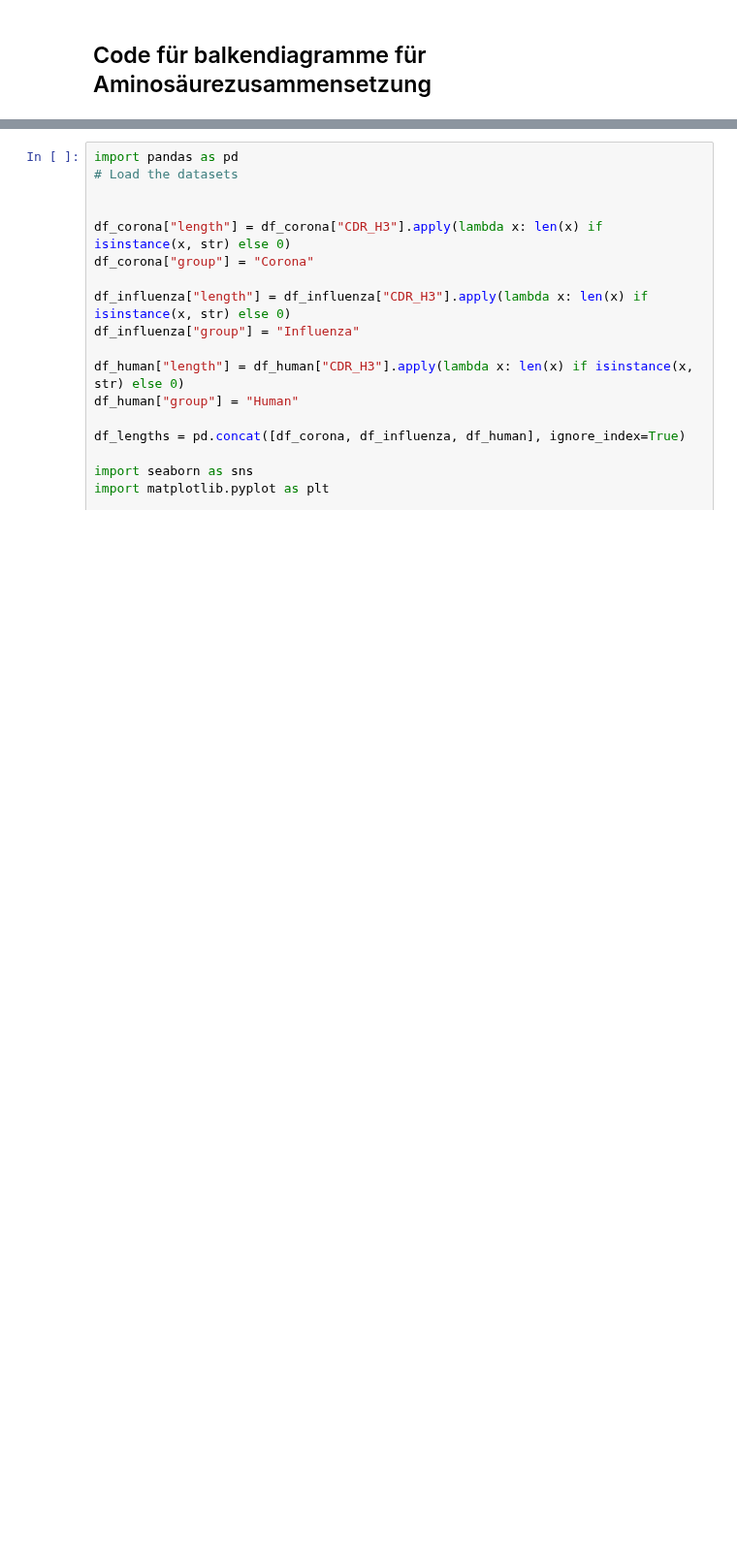
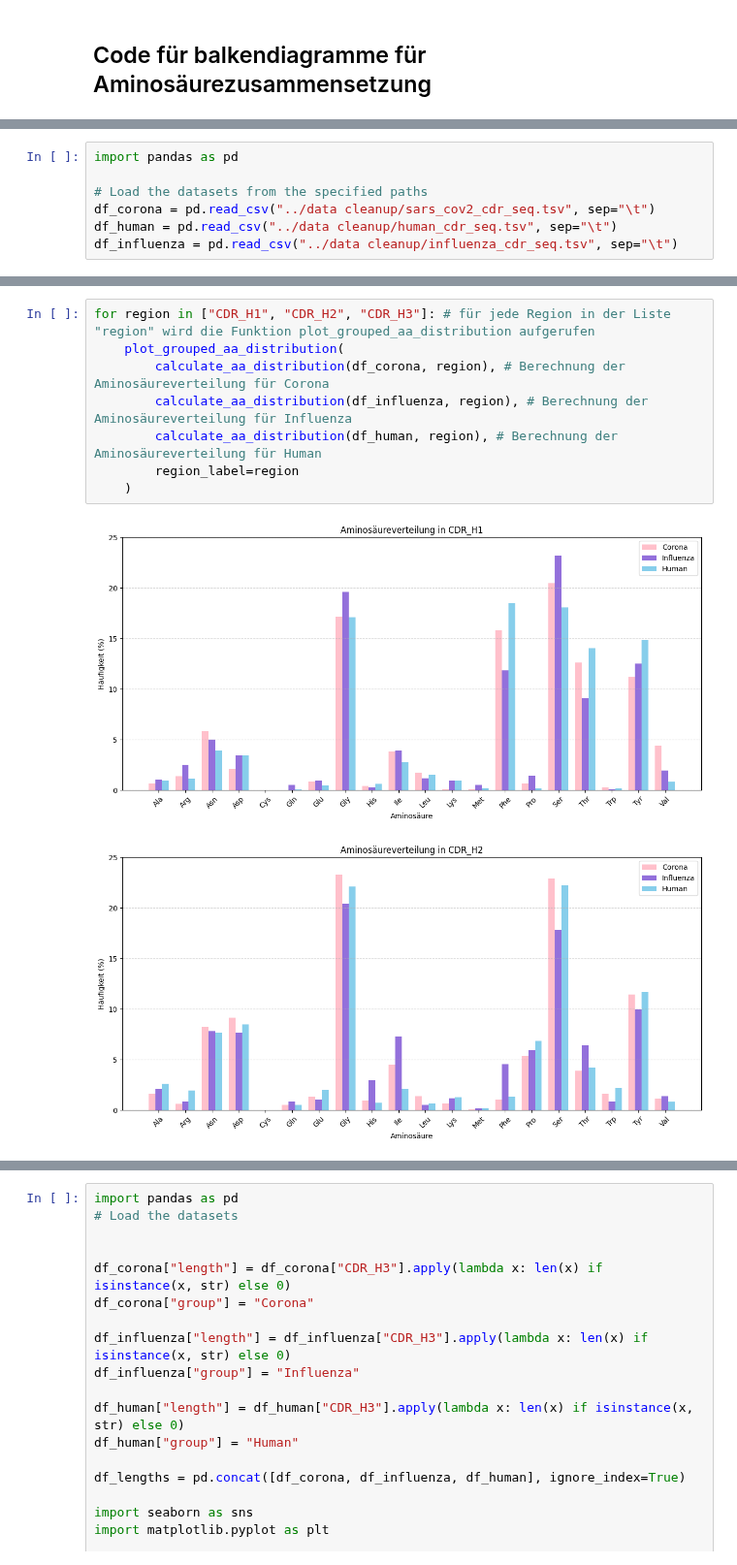
Before and after one commit to datascience-2025-group4/group04-team02, a Jupyter notebook: dataanalysis/03_aa_composition.ipynb, the cells around one changed output, grey strips where cells are left out. Shown at 97% size. Cells and saved outputs as stored; diff of their text form; blank space fills up the shorter version.

```diff
--- a/dataanalysis/03_aa_composition.ipynb
+++ b/dataanalysis/03_aa_composition.ipynb
@@ -86,0 +15,7 @@ plot_aa_composition(aac_sars_h1, aac_influenza_h1, aac_human_h1, region_label="C
+# %%
+import pandas as pd
+
+# Load the datasets from the specified paths
+df_corona = pd.read_csv("../data cleanup/sars_cov2_cdr_seq.tsv", sep="\t")
+df_human = pd.read_csv("../data cleanup/human_cdr_seq.tsv", sep="\t")
+df_influenza = pd.read_csv("../data cleanup/influenza_cdr_seq.tsv", sep="\t")
@@ -86,0 +77,11 @@ plot_aa_composition(aac_sars_h1, aac_influenza_h1, aac_human_h1, region_label="C
+# %%
+for region in ["CDR_H1", "CDR_H2", "CDR_H3"]: # für jede Region in der Liste "region" wird die Funktion plot_grouped_aa_distribution aufgerufen
+    plot_grouped_aa_distribution(
+        calculate_aa_distribution(df_corona, region), # Berechnung der Aminosäureverteilung für Corona
+        calculate_aa_distribution(df_influenza, region), # Berechnung der Aminosäureverteilung für Influenza
+        calculate_aa_distribution(df_human, region), # Berechnung der Aminosäureverteilung für Human
+        region_label=region
+    )
+# %% [output]
+[figure, added]
+[figure, added]
```
Also changed, not shown: parts of 17 cells of this notebook, 9 other files.
